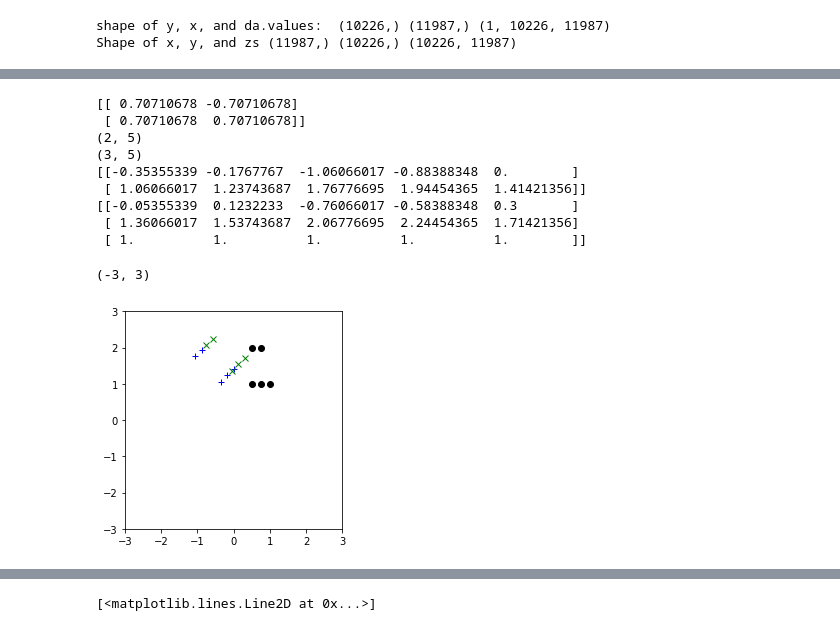
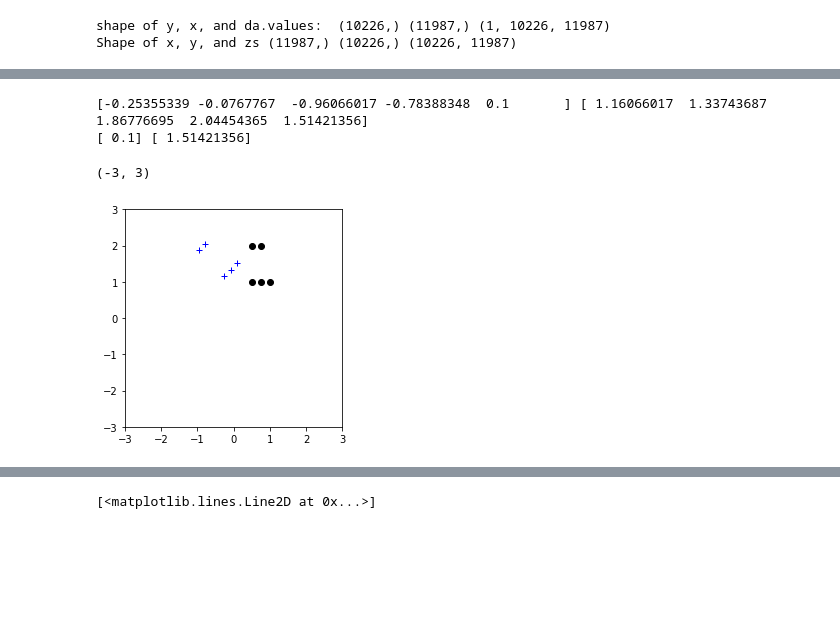
Before and after one commit to csherwood-usgs/Raster_calcs, a Jupyter notebook: test_loading_elevation_maps.ipynb, the cells around one changed output, grey strips where cells are left out. Cells and saved outputs as stored; diff of their text form; code cells hidden in the pictures; blank space fills up the shorter version.

Commit message:
single points and arrays both work in box2UTMh

```diff
--- a/test_loading_elevation_maps.ipynb
+++ b/test_loading_elevation_maps.ipynb
@@ -160,59 +162,64 @@ print(yrot)
 # %%
 # test rotation matrix
 
 #some points
-xx = np.array((.5,.75,.5,.75, 1.))
-yy = np.array((1., 1., 2., 2., 1.))
+xx = np.array((.5,.75,.5,.75, 1.)).T
+yy = np.array((1., 1., 2., 2., 1.)).T
+e0 = .1
+n0 = .1
 
 theta = 45. # degrees
 
-thetar = np.radians(theta)
-c, s = np.cos(thetar), np.sin(thetar)
-R = np.array(((c,-s), (s, c)))
+def box2UTMh(x, y, x0, y0, theta):
+    '''
+    2D rotation and translation of x, y
+    Input:
+        x, y - row vectors of original coordinates (must be same size)
+        x0, y0 - Offset (location of x, y = (0,0) in new coordinate system)
+        theta - Angle of rotation (degrees, CCW from x-axis == Cartesian coorinates)
+    Returns:
+        xr, yr - rotated, offset coordinates
+    '''
+    thetar = np.radians(theta)
+    c, s = np.cos(thetar), np.sin(thetar)
 
-print(R)
-xy=np.array((xx.T,yy.T))
-print(np.shape(xy))
-xyr=np.matmul(R,xy)
-x0 = .3
-y0 = .3
+    # homogenous rotation matrix
+    Rh = np.array(((c, -s,  0.),\
+                   (s,  c,  0.),\
+                   (0., 0., 1.)))
+    # homogenous translation matrix
+    Th = np.array(((1., 0., x0),\
+                   (0., 1., y0),\
+                   (0., 0., 1.)))
 
-# homogenous version
-# homogenous rotation matrix
-Rh = np.array(((c, -s,  0.),\
-               (s,  c,  0.),\
-               (0., 0., 1.)))
-# homogenous translation matrix
-Th = np.matrix([[1., 0., x0],\
-               [0., 1., y0],\
-               [0., 0., 1.]])
+    # homogenous input x,y
+    xyh = np.vstack((x,y,np.ones_like(x)))
 
+    # perform rotation and translation
+    xyrh=np.matmul(np.matmul(Th,Rh),xyh)
+    xr = xyrh[0,:]
+    yr = xyrh[1,:]
+    return xr, yr
 
-xyh = np.array((xx.T, yy.T, np.ones_like(xx.T)))
-print(np.shape(xyh))
-xyrh=Th*Rh*xyh
-print(xyr)
-print(xyrh)
+# Test with horiz arrays
+xr, yr = box2UTMh( xx, yy, e0, n0, theta)
+print(xr,yr)
+
+# Test with single point
+xrr, yrr = box2UTMh( 1., 1., e0, n0, theta)
+print(xrr, yrr)
 
 plt.plot(figsize=(4,4))
 plt.plot(xx,yy,'ok')
-plt.plot(xyr[0,:],xyr[1,:],'+b')
-plt.plot(xyrh[0,:],xyrh[1,:],'xg')
+plt.plot(xr,yr,'+b')
 plt.axis('square')
 plt.xlim([-3,3])
 plt.ylim([-3,3])
 # %% [output]
-[[ 0.70710678 -0.70710678]
- [ 0.70710678  0.70710678]]
-(2, 5)
-(3, 5)
-[[-0.35355339 -0.1767767  -1.06066017 -0.88388348  0.        ]
- [ 1.06066017  1.23743687  1.76776695  1.94454365  1.41421356]]
-[[-0.05355339  0.1232233  -0.76066017 -0.58388348  0.3       ]
- [ 1.36066017  1.53743687  2.06776695  2.24454365  1.71421356]
- [ 1.          1.          1.          1.          1.        ]]
+[-0.25355339 -0.0767767  -0.96066017 -0.78388348  0.1       ] [ 1.16066017  1.33743687  1.86776695  2.04454365  1.51421356]
+[ 0.1] [ 1.51421356]
 (-3, 3)
-[figure, old version]
+[figure, new version]
 # %%
 # calculate UTM coordinates for the box, which depend on upper left hand corner and rotation
 
```
Also changed, not shown: parts of 2 cells of this notebook.
